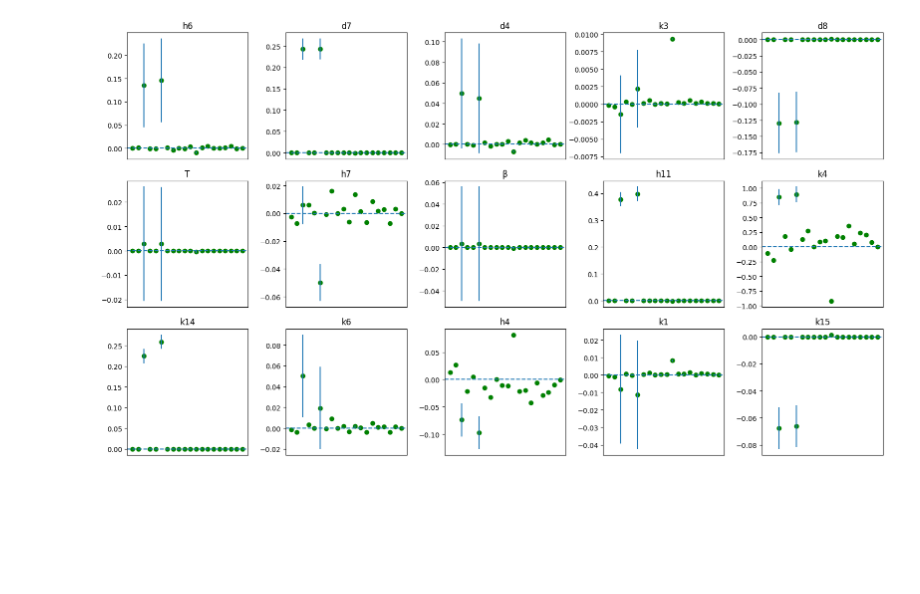
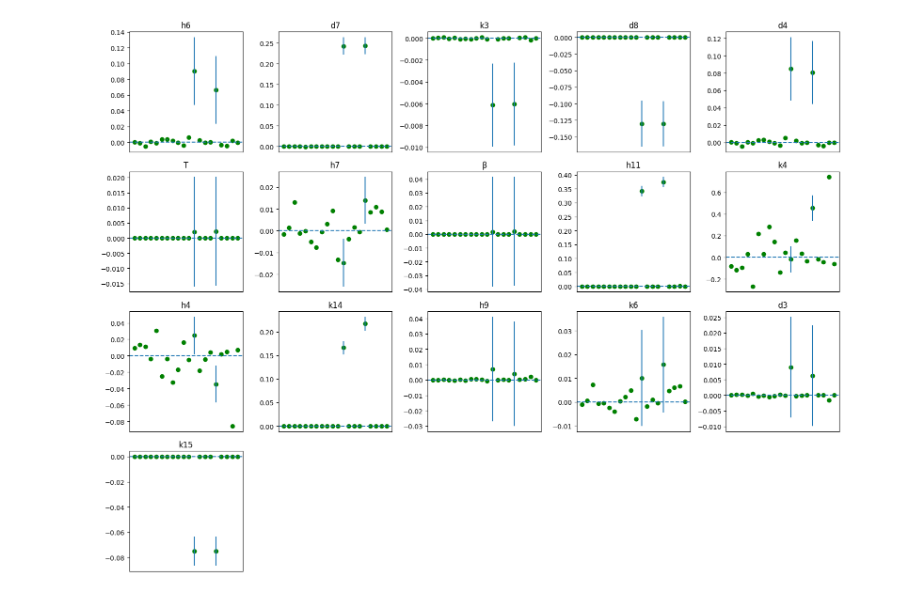
Before and after one commit to aayres22/ITIS_Analysis, a Jupyter notebook: Post_opt_ci.ipynb, the cells around one changed output. Saved outputs shown, nothing was run; the diff lists cells and outputs as text; code cells hidden in the pictures; blank space fills up the shorter version.

Commit message:
PL figures work now, saved CI values from Post_opt, saved more PL_results

```diff
--- a/Post_opt_ci.ipynb
+++ b/Post_opt_ci.ipynb
@@ -7,12 +7,13 @@ from ITIS_Model_funcs import get_nominal_param,OLS_res,ITIS
 param_log,IC = get_nominal_param()
 IC = [ 2.0,          0.,          0.14759607,  0.,         13.75484703,  3.13344442, 15.73028492,  1.38649737]
 
-D = '1'         # '1' for ACTH + Cort,
+D = '3'         # '1' for ACTH + Cort,
                 # '2' for ACTH + Cort + TNF-a
                 # '3' for ACTH + Cort + TNF-a + IL10
-dpoints = '1'   # '1' for 25, '2' for 13
+dpoints = '2'   # '1' for 25, '2' for 13
 
-N = 'nonoise_'
+N = 'nonoise'
+
 if D == '1':
     output_ids = [6,7]
     param_ids = [33, 12, 36, 32, 43, 39, 16, 7, 31, 37, 8, 15, 9, 28, 14]
@@ -24,7 +25,7 @@ elif D == '3':
     param_ids =[12, 33, 7, 36, 16, 43, 15, 39, 32, 8, 9, 31, 21, 14, 10, 34]
 
 
-with open('Multistart_results\\OLSMultistart_' + N + D + dpoints + '.pkl', 'rb') as f:
+with open('Multistart_results\\OLSMultistart_' + N + '_' + D + dpoints + '.pkl', 'rb') as f:
     results = pickle.load(f)
 # with open('Multistart_incVar\\OLSMultistart_' + D + dpoints + '.pkl', 'rb') as f:
 #     results = pickle.load(f)
@@ -219,44 +210,57 @@ t_value = stats.t.ppf(1-alpha, len(t_data) * len(output_ids) - len(p_indices))
 # plt.tight_layout()
 # #plt.savefig('FIGS\\post_opt_CIS_nonoise' + D + dpoints + '.png')
 # plt.show()
+if len(p_indices) <= 15:
+    rows = 3
+else:
+    rows = 4
 
 fig, axs = plt.subplots(rows,5, figsize = (16,3*rows))
-CI = np.zeros((20,2))
+CI = np.zeros((len(p_indices),20,2))
+half_width = np.zeros(len(p_indices))
 CI_rel = np.zeros((20,2))
+width_sum = 0
 for i in range(rows):
 
     for k in range(5):
         if i*5 + k>= len(p_indices):
             for r in range(k,5):
                 axs[i,r].remove()
             break
         for j in range(20):
             var_est = (1/(len(t_data) * len(output_ids) - len(p_indices))) * opt_cost[j]
             SE = np.sqrt(var_est * np.diag(C_opt))
 
-            CI[j,0] = param_opt[j][i*5 + k] - t_value * SE[i*5 + k]
-            CI[j,1] = param_opt[j][i*5 + k] + t_value * SE[i*5 + k]
+            CI[i*5 + k,j,0] = param_opt[j][i*5 + k] - t_value * SE[i*5 + k]
+            CI[i*5 + k,j,1] = param_opt[j][i*5 + k] + t_value * SE[i*5 + k]
+            width_sum += t_value*SE[i*5+k]
 
-            CI_rel[j,0] = (CI[j,0].copy() - param_log[p_indices[i*5 + k]])/param_log[p_indices[i*5 + k]]
-            CI_rel[j,1] = (CI[j,1].copy() - param_log[p_indices[i*5 + k]])/param_log[p_indices[i*5 + k]]
+            CI_rel[j,0] = (CI[i*5 + k,j,0].copy() - param_log[p_indices[i*5 + k]])/param_log[p_indices[i*5 + k]]
+            CI_rel[j,1] = (CI[i*5 + k,j,1].copy() - param_log[p_indices[i*5 + k]])/param_log[p_indices[i*5 + k]]
 
             axs[i, k].vlines(x = j, ymin = CI_rel[j,0], ymax = CI_rel[j,1])
+        half_width[i*5+k] = width_sum / 20
         # axs[i, k].scatter(range(20), np.exp(param_opt[:,i*5 + k]), marker = 'o', color = 'g')
         # axs[i, k].axhline(np.exp(param_log[p_indices[i*5 + k]]), linestyle = '--')
         axs[i, k].scatter(range(20), (param_opt[:,i*5 + k]- param_log[p_indices[i*5 + k]])/param_log[p_indices[i*5 + k]], marker = 'o', color = 'g')
         axs[i, k].axhline(0, linestyle = '--')
 
         axs[i,k].set_title(param_titles[p_indices[i*5 + k]])
 for ax in axs.flat:
     ax.set_xticks([])
 fig.tight_layout()
-plt.savefig("FIGS\\CI_matrixRel_" + N + D + dpoints + ".png")
+#plt.savefig("FIGS\\CI_matrixRel_" + N + D + dpoints + ".png")
 
         #print(CI[i,0], param_opt[0][i], CI [i,1])
         #print(np.exp(CI[i,0]), np.exp(param_log[p_indices[i]]), np.exp(CI [i,1]))
      #print(np.exp(CI[i,0])/np.exp(param_log[p_indices[i]])-1, 0, np.exp(CI [i,1])/np.exp(param_log[p_indices[i]])-1)
 ##
+all_results = {
+    'CI': CI,
+    'half_width': half_width
+}
 
-##HOW DOES LOG SCALE AFFECT OUTCOME?
+with open('CI_results\\CI' + D + dpoints + N + '.pkl', 'wb') as f:
+     pickle.dump(all_results, f)
 # %% [output]
-[figure, old version]
+[figure, new version]
```
Also changed, not shown: parts of 3 cells of this notebook, 20 other files.
